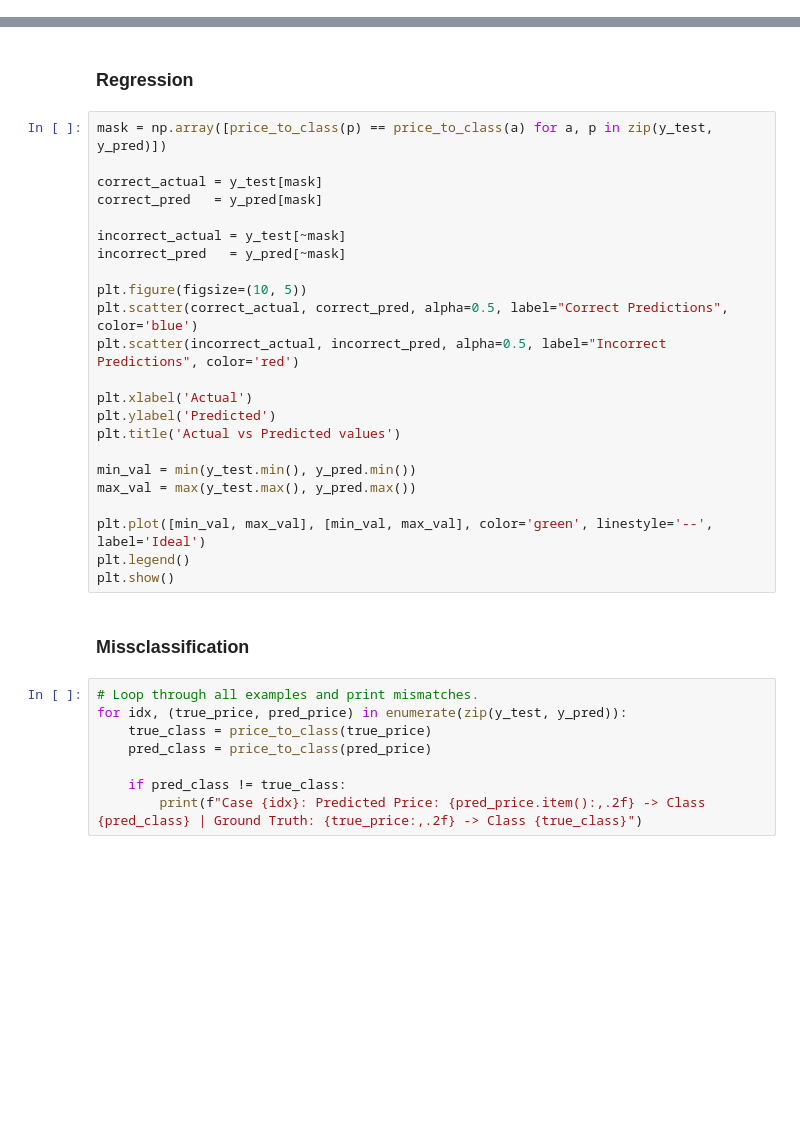
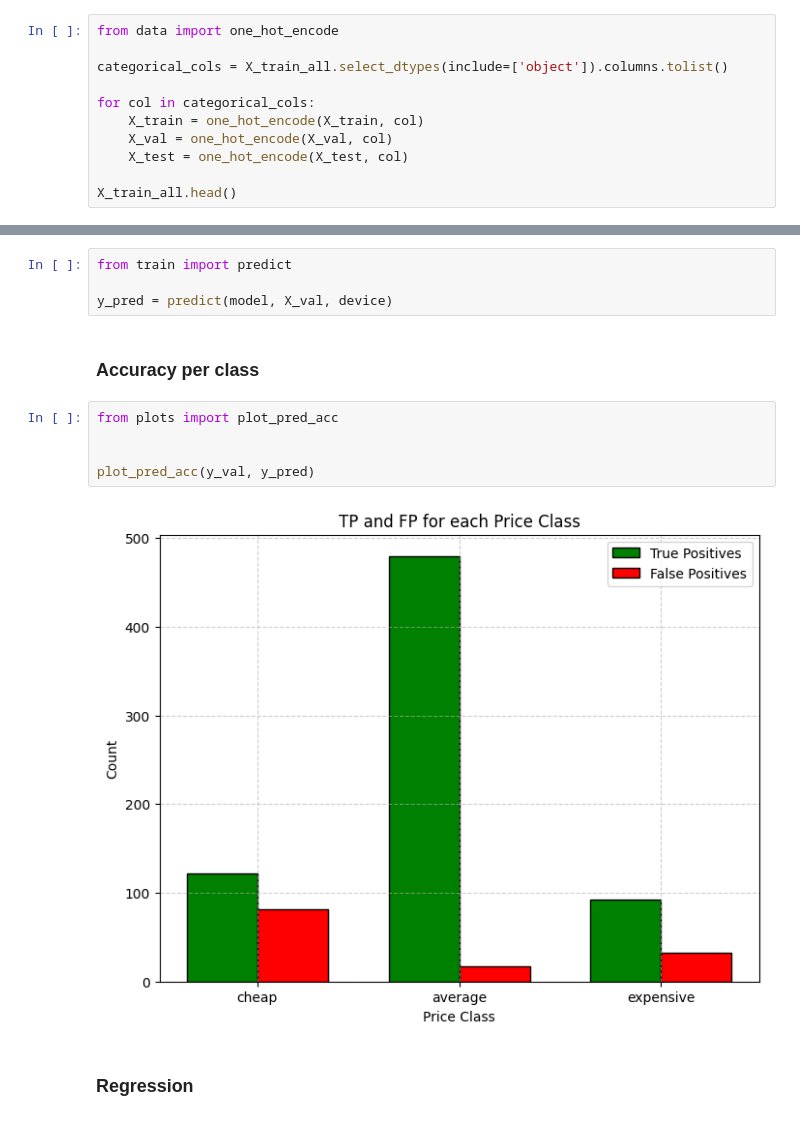
Before and after one commit to gamemeine/ssne, a Jupyter notebook: ex3/main.ipynb, the cells around one changed output, grey strips where cells are left out. Cells and saved outputs as stored; diff of their text form; blank space fills up the shorter version.

```diff
--- a/ex3/main.ipynb
+++ b/ex3/main.ipynb
@@ -575,0 +50,11 @@ plt.show()
+# %%
+from data import one_hot_encode
+
+categorical_cols = X_train_all.select_dtypes(include=['object']).columns.tolist()
+
+for col in categorical_cols:
+    X_train = one_hot_encode(X_train, col)
+    X_val = one_hot_encode(X_val, col)
+    X_test = one_hot_encode(X_test, col)
+
+X_train_all.head()
@@ -576,35 +171,15 @@ plt.show()
+# %%
+from train import predict
+
+y_pred = predict(model, X_val, device)
+# %% [markdown]
+### Accuracy per class
+# %%
+from plots import plot_pred_acc
+
+
+plot_pred_acc(y_val, y_pred)
+# %% [output]
+[figure, added]
 # %% [markdown]
 ### Regression
-# %%
-mask = np.array([price_to_class(p) == price_to_class(a) for a, p in zip(y_test, y_pred)])
-
-correct_actual = y_test[mask]
-correct_pred   = y_pred[mask]
-
-incorrect_actual = y_test[~mask]
-incorrect_pred   = y_pred[~mask]
-
-plt.figure(figsize=(10, 5))
-plt.scatter(correct_actual, correct_pred, alpha=0.5, label="Correct Predictions", color='blue')
-plt.scatter(incorrect_actual, incorrect_pred, alpha=0.5, label="Incorrect Predictions", color='red')
-
-plt.xlabel('Actual')
-plt.ylabel('Predicted')
-plt.title('Actual vs Predicted values')
-
-min_val = min(y_test.min(), y_pred.min())
-max_val = max(y_test.max(), y_pred.max())
-
-plt.plot([min_val, max_val], [min_val, max_val], color='green', linestyle='--', label='Ideal')
-plt.legend()
-plt.show()
-# %% [markdown]
-### Missclassification
-# %%
-# Loop through all examples and print mismatches.
-for idx, (true_price, pred_price) in enumerate(zip(y_test, y_pred)):
-    true_class = price_to_class(true_price)
-    pred_class = price_to_class(pred_price)
-
-    if pred_class != true_class:
-        print(f"Case {idx}: Predicted Price: {pred_price.item():,.2f} -> Class {pred_class} | Ground Truth: {true_price:,.2f} -> Class {true_class}")
```
Also changed, not shown: parts of 83 cells of this notebook, 4 other files.
